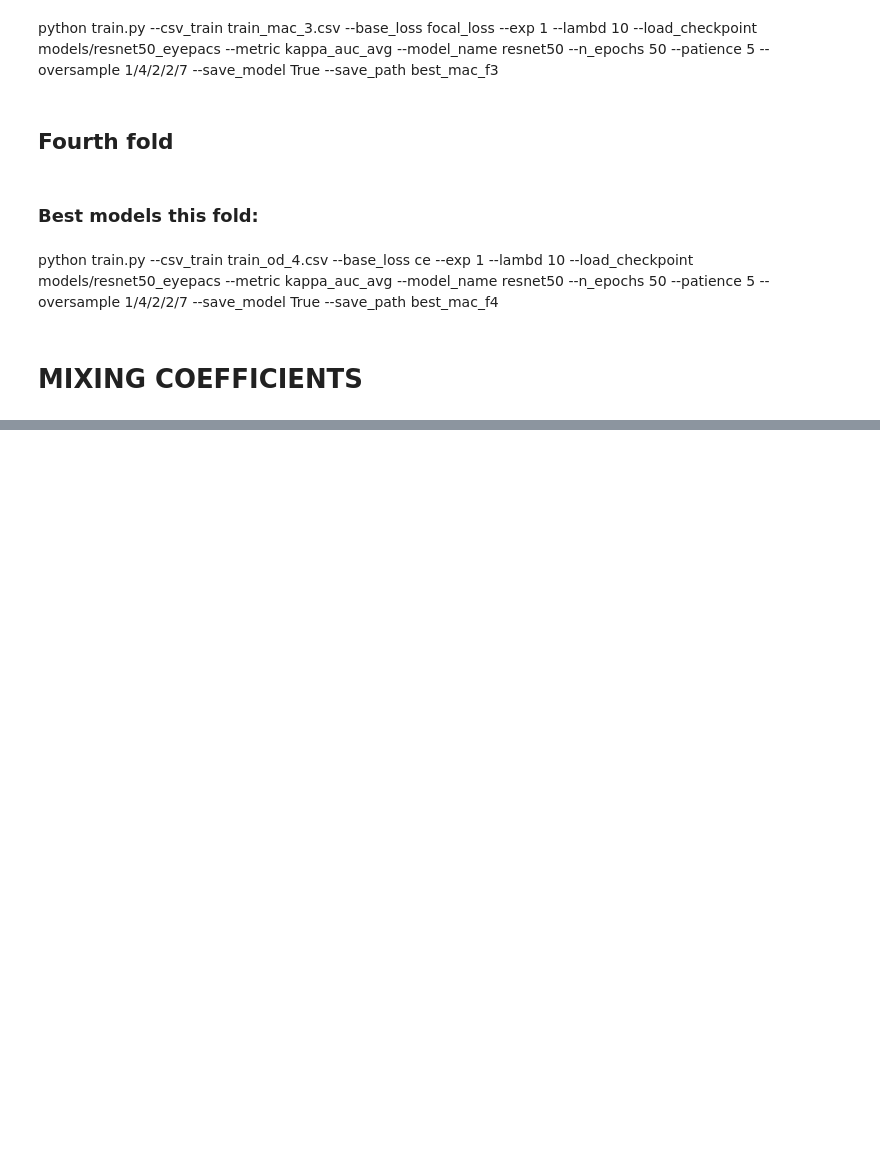
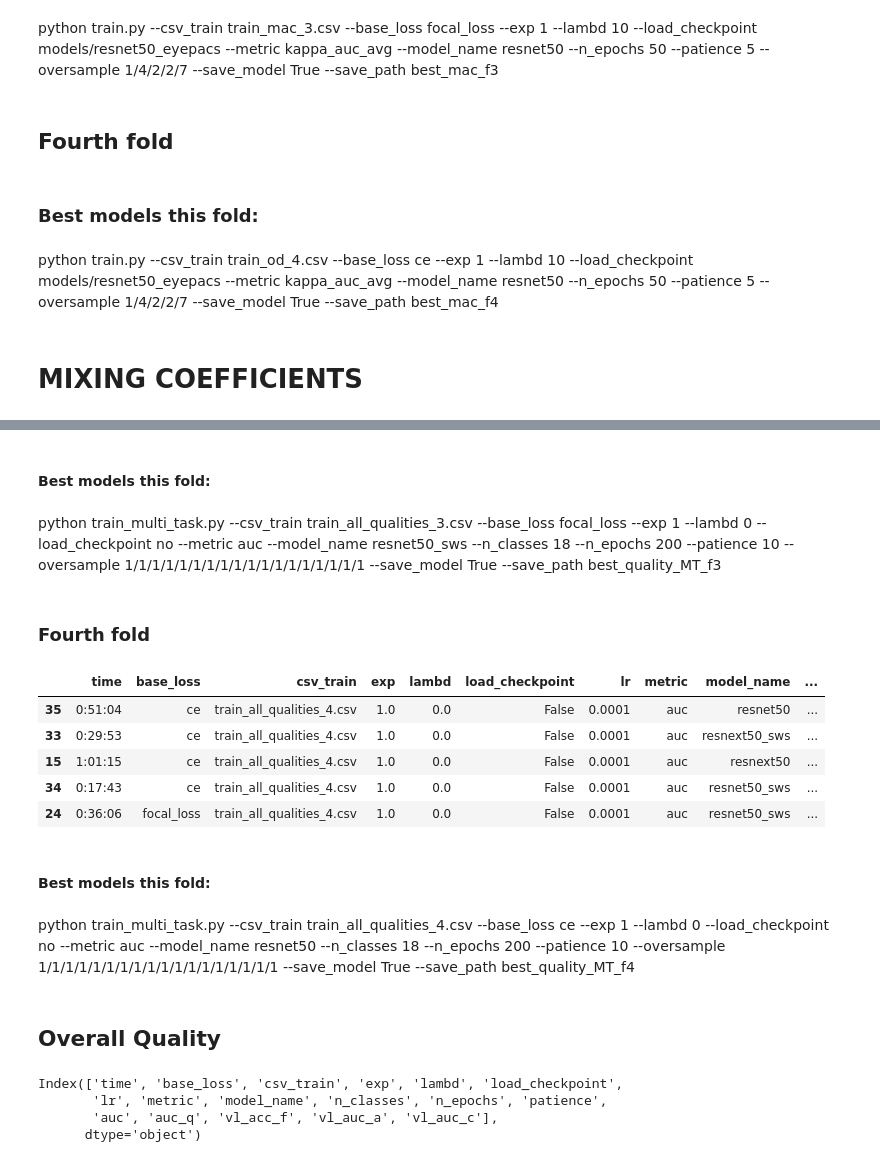
Before and after one commit to agaldran/deep_dr, a Jupyter notebook: analyze_csvs_FINAL.ipynb, the cells around one changed output, grey strips where cells are left out. Drawn from its saved outputs; the diff is of its cells as text; code cells hidden in the pictures; blank space fills up the shorter version.

```diff
--- a/analyze_csvs_FINAL.ipynb
+++ b/analyze_csvs_FINAL.ipynb
@@ -273,0 +273,21 @@ print(coeff_f1,coeff_f2,coeff_f3,coeff_f4)
+# %% [markdown]
+#### Best models this fold:
+# %% [markdown]
+python train_multi_task.py --csv_train train_all_qualities_3.csv --base_loss focal_loss --exp 1 --lambd 0 --load_checkpoint no --metric auc --model_name resnet50_sws --n_classes 18 --n_epochs 200 --patience 10 --oversample 1/1/1/1/1/1/1/1/1/1/1/1/1/1/1/1/1/1 --save_model True --save_path best_quality_MT_f3
+# %% [markdown]
+### Fourth fold
+# %%
+df_train4.sort_values('auc', ascending=False).head(5)
+# %% [output]
+|  | time | base_loss | csv_train | exp | lambd | load_checkpoint | lr | metric | model_name | ... |
+| 35 | 0:51:04 | ce | train_all_qualities_4.csv | 1.0 | 0.0 | False | 0.0001 | auc | resnet50 | ... |
+| 33 | 0:29:53 | ce | train_all_qualities_4.csv | 1.0 | 0.0 | False | 0.0001 | auc | resnext50_sws | ... |
+| 15 | 1:01:15 | ce | train_all_qualities_4.csv | 1.0 | 0.0 | False | 0.0001 | auc | resnext50 | ... |
+| 34 | 0:17:43 | ce | train_all_qualities_4.csv | 1.0 | 0.0 | False | 0.0001 | auc | resnet50_sws | ... |
+| 24 | 0:36:06 | focal_loss | train_all_qualities_4.csv | 1.0 | 0.0 | False | 0.0001 | auc | resnet50_sws | ... |
+# %% [markdown]
+#### Best models this fold:
+# %% [markdown]
+python train_multi_task.py --csv_train train_all_qualities_4.csv --base_loss ce --exp 1 --lambd 0 --load_checkpoint no --metric auc --model_name resnet50 --n_classes 18 --n_epochs 200 --patience 10 --oversample 1/1/1/1/1/1/1/1/1/1/1/1/1/1/1/1/1/1 --save_model True --save_path best_quality_MT_f4
+# %% [markdown]
+## Overall Quality
@@ -273,0 +296,9 @@ print(coeff_f1,coeff_f2,coeff_f3,coeff_f4)
+# %%
+df_all = df_all.drop(['run', 'operation', 'started',  'status', 'label', 'batch_size', 'decay_f',
+        'optimizer', 'pretrained', 'save_model', 'step', 'oversample'], axis=1)
+df_all.columns
+# %% [output]
+Index(['time', 'base_loss', 'csv_train', 'exp', 'lambd', 'load_checkpoint',
+       'lr', 'metric', 'model_name', 'n_classes', 'n_epochs', 'patience',
+       'auc', 'auc_q', 'vl_acc_f', 'vl_auc_a', 'vl_auc_c'],
+      dtype='object')
```
Also changed, not shown: parts of 37 cells of this notebook, 7 other files.
